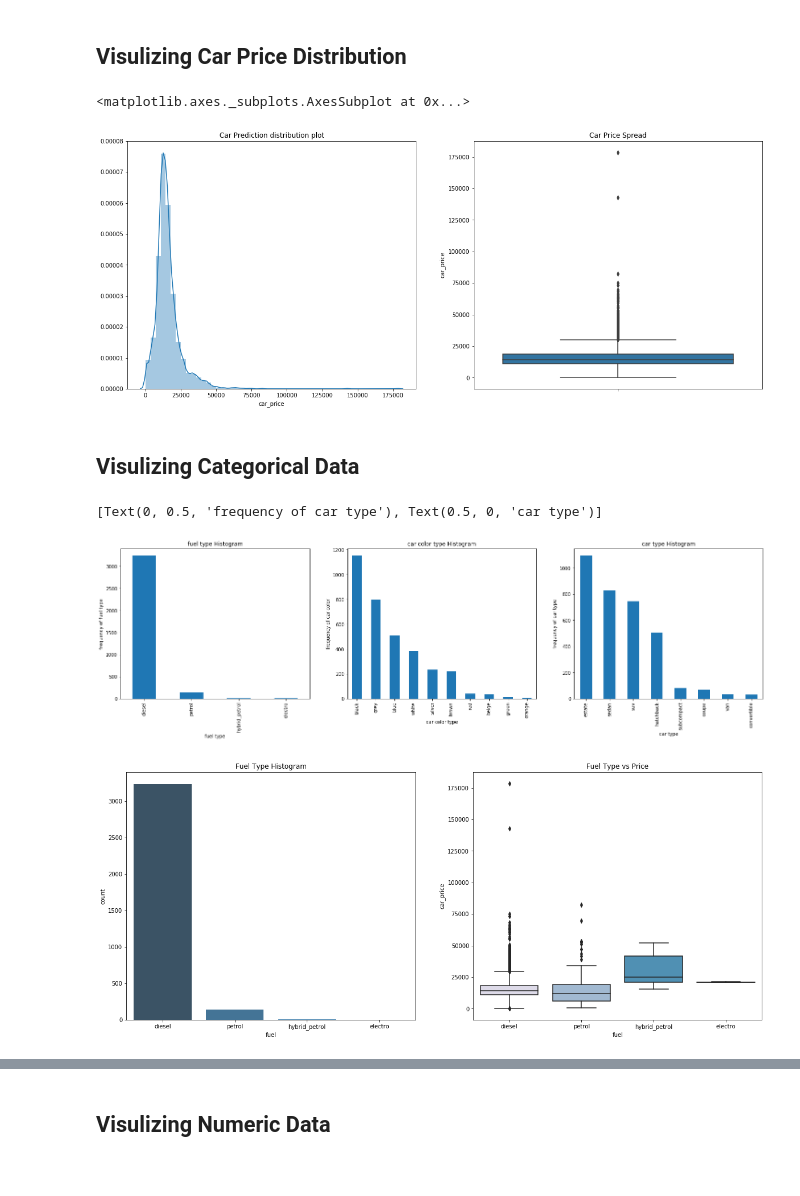
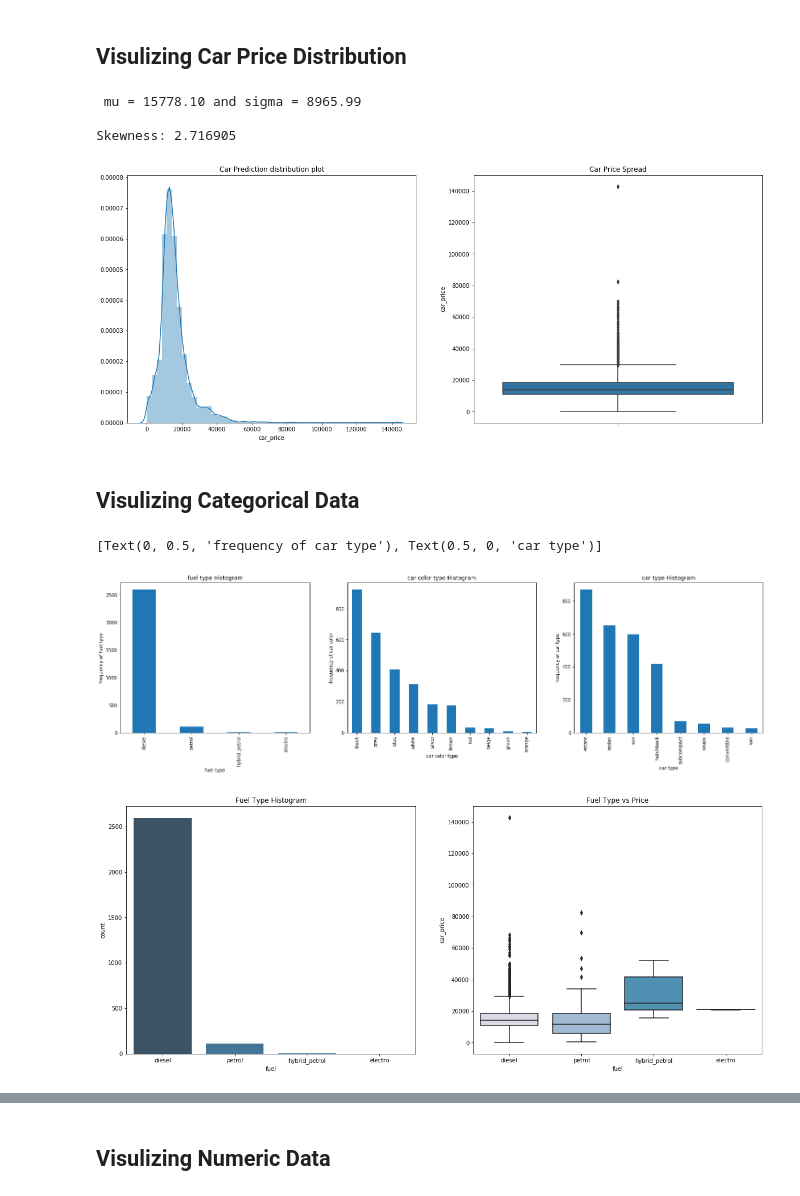
Before and after one commit to bhadreshpsavani/Car-Price-Prediction-, a Jupyter notebook: CarPricePrediction.ipynb, the cells around one changed output, grey strips where cells are left out. Saved outputs shown, nothing was run; the diff lists cells and outputs as text; code cells hidden in the pictures.

```diff
--- a/CarPricePrediction.ipynb
+++ b/CarPricePrediction.ipynb
@@ -19,2 +30,2 @@ import seaborn as sns
 # %%
-df=pd.read_csv("/content/drive/My Drive/Colab Notebooks/Datasets/CarPricePrediction/data.csv")
+data=pd.read_csv("/content/drive/My Drive/Colab Notebooks/Datasets/CarPricePrediction/data.csv")
@@ -29,0 +32,3 @@ df.head()
+# %%
+df, test_data = train_test_split(data, test_size=0.2, shuffle=True)
+print(len(df), len(test_data))
@@ -32,15 +85,25 @@ df.head()
 # %%
 plt.figure(figsize=(20, 8))
 plt.subplot(1,2,1)
+
+# Get the fitted parameters used by the function
+(mu, sigma) = norm.fit(df['car_price'])
+print( '\n mu = {:.2f} and sigma = {:.2f}\n'.format(mu, sigma))
+
+#Now plot the distribution
 plt.title("Car Prediction distribution plot")
 sns.distplot(df["car_price"])
 
 plt.subplot(1,2,2)
 plt.title('Car Price Spread')
 sns.boxplot(y=df["car_price"])
+
+print("Skewness: %f" % df['car_price'].skew())
 # %% [output]
-<matplotlib.axes._subplots.AxesSubplot at 0x...>
+ mu = 15778.10 and sigma = 8965.99
+
+Skewness: 2.716905
-[figure, old version]
+[figure, new version]
 # %% [markdown]
 ## Visulizing Categorical Data
 # %%
@@ -62,7 +125,7 @@ plt.title("car type Histogram")
 plt1.set(xlabel='car type', ylabel="frequency of car type")
 # %% [output]
 [Text(0, 0.5, 'frequency of car type'), Text(0.5, 0, 'car type')]
-[figure, old version]
+[figure, new version]
 # %%
 plt.figure(figsize=(20,8))
 
@@ -76,7 +139,7 @@ sns.boxplot(x=df['fuel'], y=df['car_price'], palette=("PuBuGn"))
 
 plt.show()
 # %% [output]
-[figure, old version]
+[figure, new version]
 # %%
 df1 = pd.DataFrame(df.groupby(['fuel'])['car_price'].mean().sort_values(ascending = False))
 df1.plot.bar(figsize=(8,6))
```
Also changed, not shown: parts of 54 cells of this notebook.
